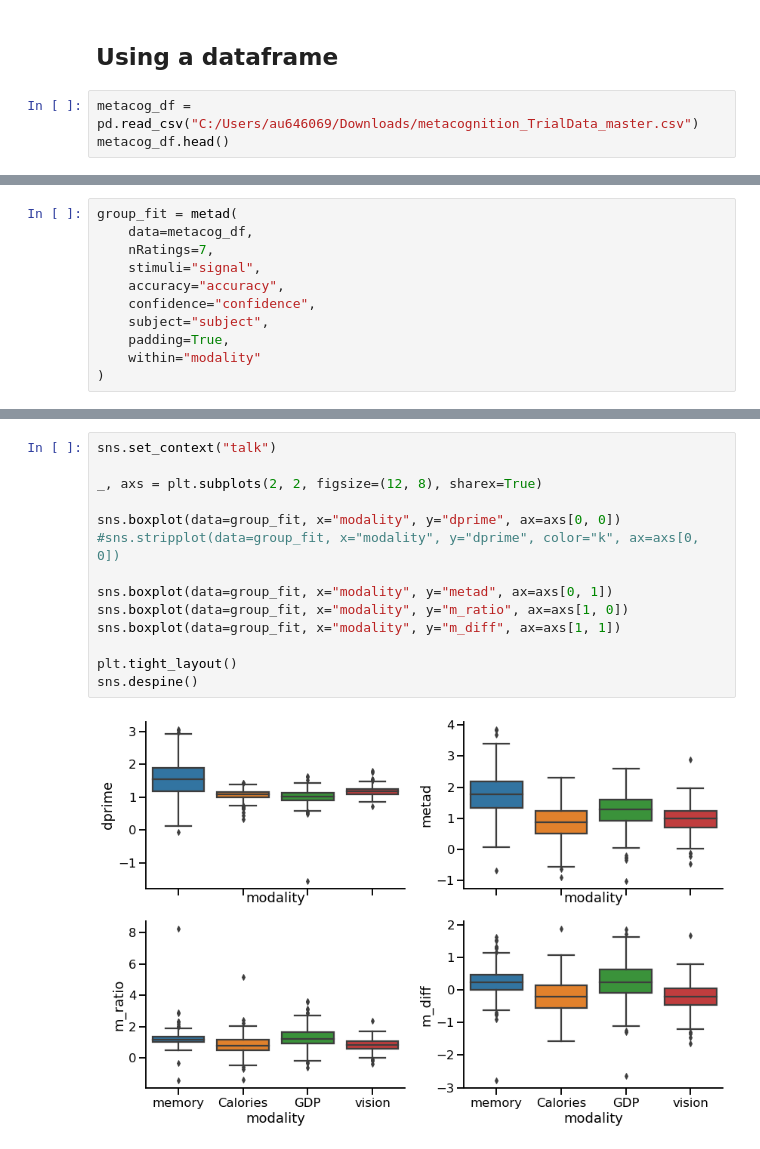
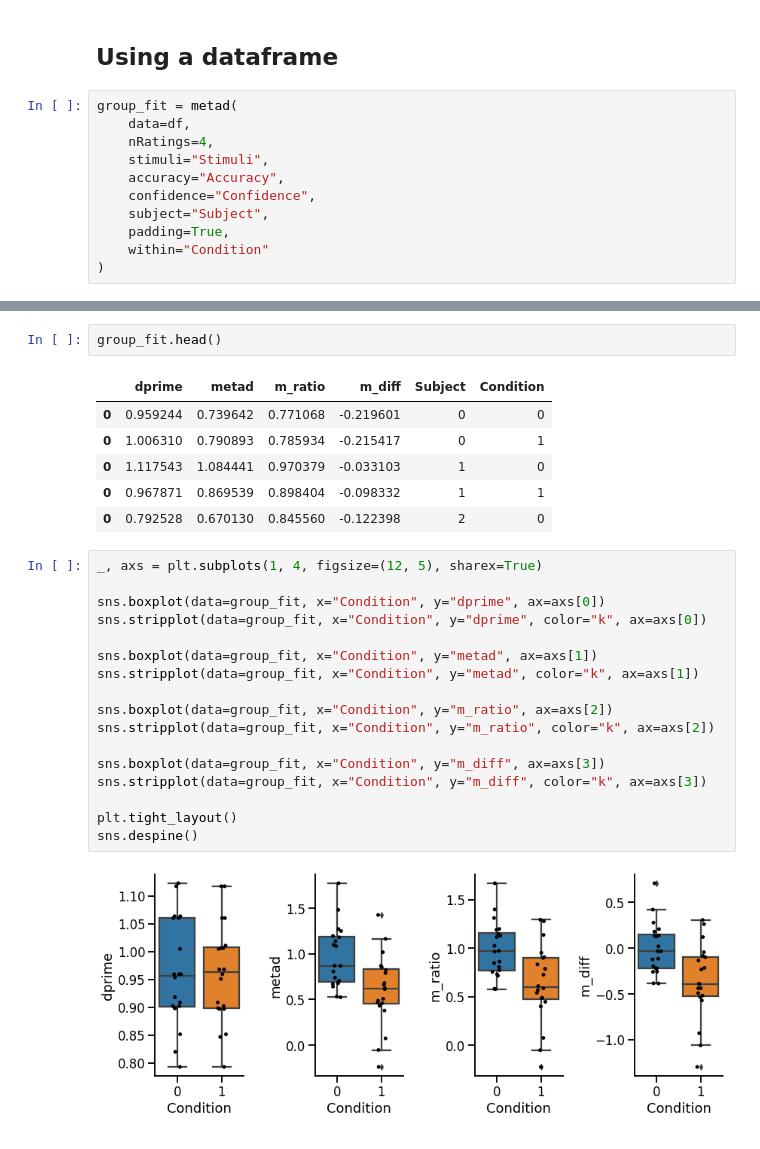
Before and after one commit to embodied-computation-group/metadpy, a Jupyter notebook: notebooks/Example 1 - Fitting MLE - Subject and group level.ipynb, the cells around one changed output, grey strips where cells are left out. Drawn from its saved outputs; the diff is of its cells as text.

```diff
--- a/notebooks/Example 1 - Fitting MLE - Subject and group level.ipynb
+++ b/notebooks/Example 1 - Fitting MLE - Subject and group level.ipynb
@@ -45,6 +107,14 @@ Estimate meta-d' using maximum likelihood estimation (MLE).
 # %% [markdown]
 ## Using a dataframe
 # %%
-metacog_df = pd.read_csv("C:/Users/au646069/Downloads/metacognition_TrialData_master.csv")
-metacog_df.head()
+group_fit = metad(
+    data=df,
+    nRatings=4,
+    stimuli="Stimuli",
+    accuracy="Accuracy",
+    confidence="Confidence",
+    subject="Subject",
+    padding=True,
+    within="Condition"
+)
 # %% [output]
@@ -66,11 +125,0 @@ array([0., 1.])
-# %%
-group_fit = metad(
-    data=metacog_df,
-    nRatings=7,
-    stimuli="signal",
-    accuracy="accuracy",
-    confidence="confidence",
-    subject="subject",
-    padding=True,
-    within="modality"
-)
@@ -92,16 +126,28 @@ group_fit.head()
+# %%
+group_fit.head()
+# %% [output]
+|  | dprime | metad | m_ratio | m_diff | Subject | Condition |
+| 0 | 0.959244 | 0.739642 | 0.771068 | -0.219601 | 0 | 0 |
+| 0 | 1.006310 | 0.790893 | 0.785934 | -0.215417 | 0 | 1 |
+| 0 | 1.117543 | 1.084441 | 0.970379 | -0.033103 | 1 | 0 |
+| 0 | 0.967871 | 0.869539 | 0.898404 | -0.098332 | 1 | 1 |
+| 0 | 0.792528 | 0.670130 | 0.845560 | -0.122398 | 2 | 0 |
 # %%
-sns.set_context("talk")
+_, axs = plt.subplots(1, 4, figsize=(12, 5), sharex=True)
 
-_, axs = plt.subplots(2, 2, figsize=(12, 8), sharex=True)
+sns.boxplot(data=group_fit, x="Condition", y="dprime", ax=axs[0])
+sns.stripplot(data=group_fit, x="Condition", y="dprime", color="k", ax=axs[0])
 
-sns.boxplot(data=group_fit, x="modality", y="dprime", ax=axs[0, 0])
-#sns.stripplot(data=group_fit, x="modality", y="dprime", color="k", ax=axs[0, 0])
+sns.boxplot(data=group_fit, x="Condition", y="metad", ax=axs[1])
+sns.stripplot(data=group_fit, x="Condition", y="metad", color="k", ax=axs[1])
 
-sns.boxplot(data=group_fit, x="modality", y="metad", ax=axs[0, 1])
-sns.boxplot(data=group_fit, x="modality", y="m_ratio", ax=axs[1, 0])
-sns.boxplot(data=group_fit, x="modality", y="m_diff", ax=axs[1, 1])
+sns.boxplot(data=group_fit, x="Condition", y="m_ratio", ax=axs[2])
+sns.stripplot(data=group_fit, x="Condition", y="m_ratio", color="k", ax=axs[2])
+
+sns.boxplot(data=group_fit, x="Condition", y="m_diff", ax=axs[3])
+sns.stripplot(data=group_fit, x="Condition", y="m_diff", color="k", ax=axs[3])
 
 plt.tight_layout()
 sns.despine()
 # %% [output]
-[figure, old version]
+[figure, new version]
```
Also changed, not shown: parts of 17 cells of this notebook, 1 other file.
